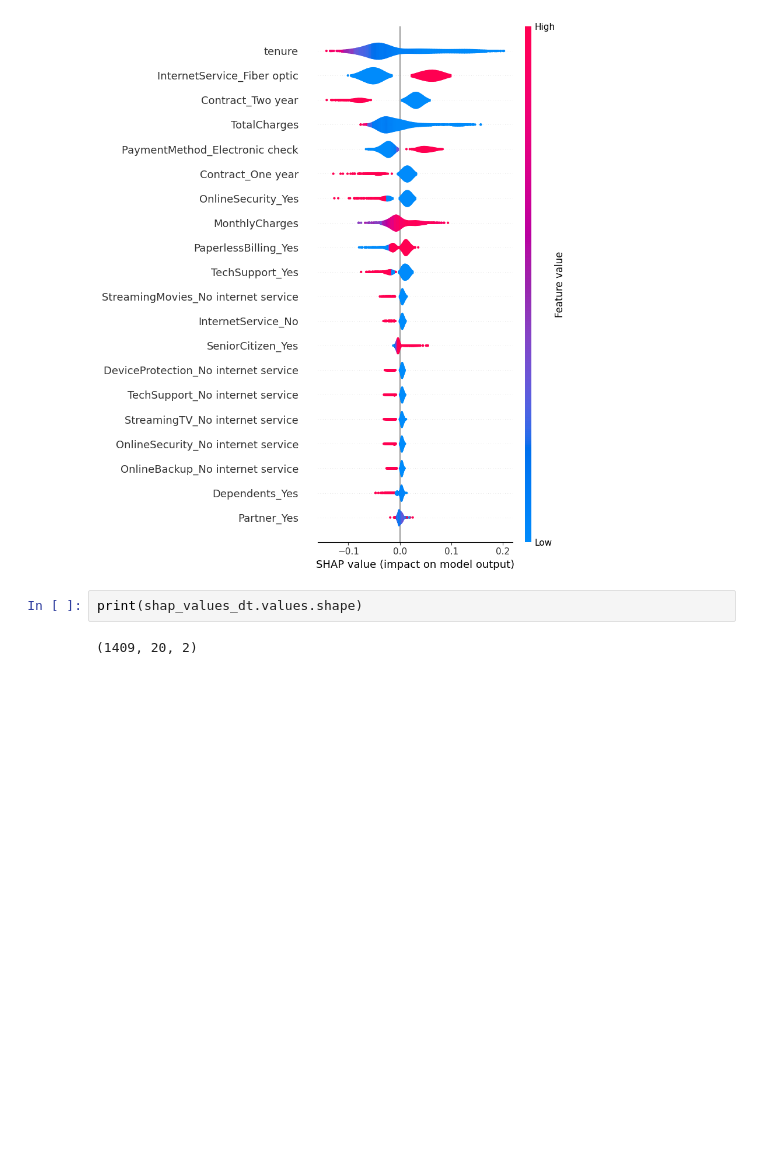
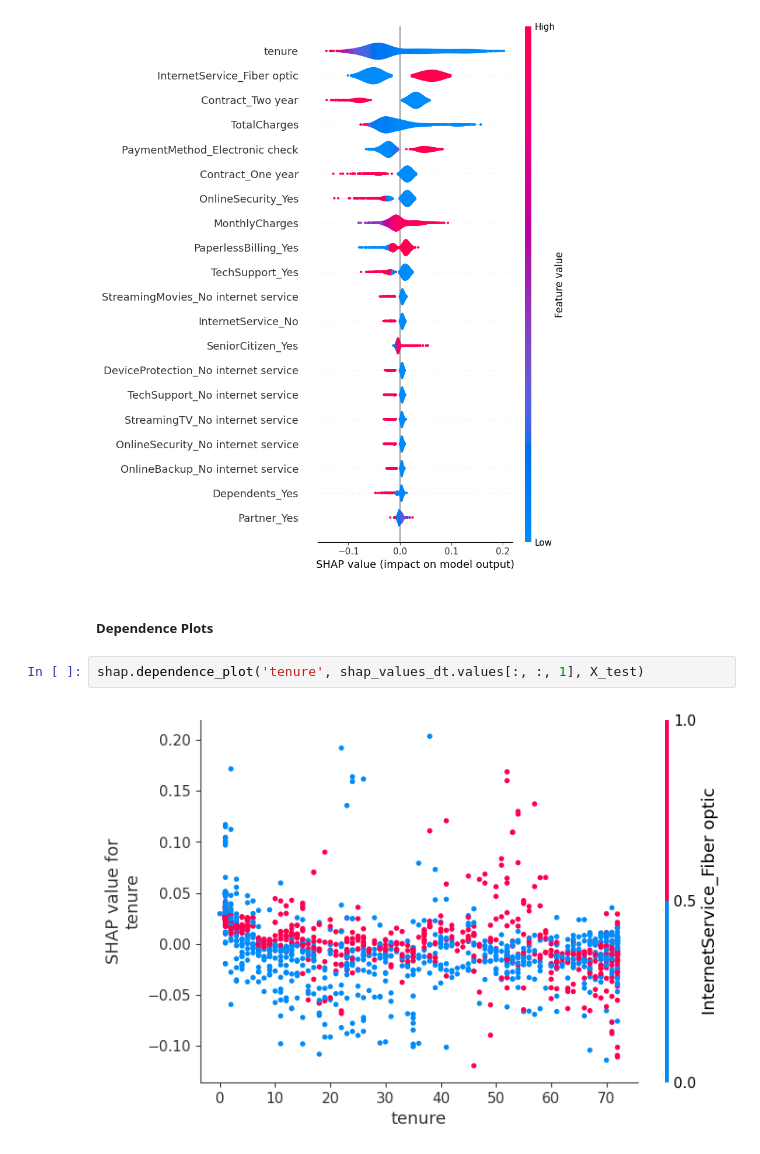
Before and after one commit to stefanoaragoni/CC31062024_Proyecto1, a Jupyter notebook: proyecto1.ipynb, the cells around one changed output. Saved outputs shown, nothing was run; the diff lists cells and outputs as text; blank space fills up the shorter version.

```diff
--- a/proyecto1.ipynb
+++ b/proyecto1.ipynb
@@ -930,7 +934,9 @@ shap.summary_plot(shap_values_dt[:, :, 1], X_test, plot_type='violin')
 shap.summary_plot(shap_values_rf[:, :, 1], X_test, plot_type='violin')
 # %% [output]
 [figure]
-# %%
-print(shap_values_dt.values.shape)
-# %% [output]
-(1409, 20, 2)
+# %% [markdown]
+##### Dependence Plots
+# %%
+shap.dependence_plot('tenure', shap_values_dt.values[:, :, 1], X_test)
+# %% [output]
+[figure, added]
```
Also changed, not shown: parts of 30 cells of this notebook.
